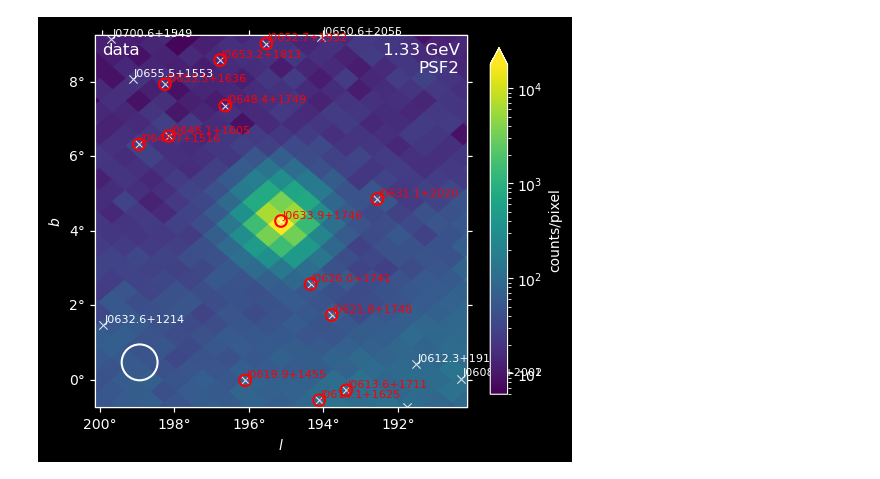
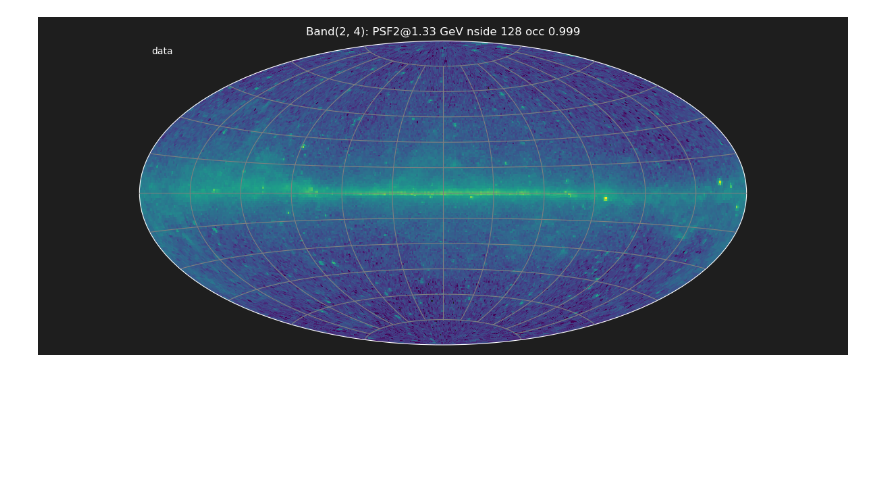
Before and after one commit to tburnett/kerr-diffuse, a Jupyter notebook: notebooks/maps/demos.ipynb, the cells around one changed output. Saved outputs shown, nothing was run; the diff lists cells and outputs as text; code cells hidden in the pictures; blank space fills up the shorter version.

Commit message:
Up to date after colaboration meeting

```diff
--- a/notebooks/maps/demos.ipynb
+++ b/notebooks/maps/demos.ipynb
@@ -3,5 +3,13 @@
 # %%
 %reset -f
 %run setup_notebook.py
-%run like3/main "Geminga" --cone-size 5
+from importlib import reload
+from utilities.ipynb_docgen import show, show_date, capture_hide; show_date()
+from like3 import pixel_table; reload(pixel_table)
+from like3.pixel_table import PixelTable, np, plt, pd, SkyCoord
+show((f""" #### Load the pixel table """))
+pt = pixel_table = PixelTable('files/kerr/pixel_table_v5.fits')
+plt.style.use('dark_background')
+from utilities.catalogs import Fermi4FGL, DataFrameCatalog
+fgl = Fermi4FGL('v40')
 # %% [output]
@@ -13,0 +24,4 @@ ff.plot_sed_with_band_points()
+# %%
+%matplotlib widget
+from vscdark import set_style
+set_style(dark=True, display_css=True)
@@ -14,9 +35,13 @@ ff.plot_sed_with_band_points()
 # %%
-# import matplotlib
-# matplotlib.use('TkAgg')
-# %matplotlib widget
 b = pt[2,4]
-zfig = b.zea_plot(size=10)
-plt.show()
+fig = b.ait_plot(
+    'data',
+    title=str(b),
+    figsize=(12,5),
+    colorbar=False, #shrink=0.5,
+    value_format='{:.3e}',
+    # catalog=DataFrameCatalog(fgl.query('significance>15'))
+)
+fig.show()
 # %% [output]
-[figure, old version]
+[figure, new version]
```
Also changed, not shown: parts of 11 cells of this notebook, 21 other files.
